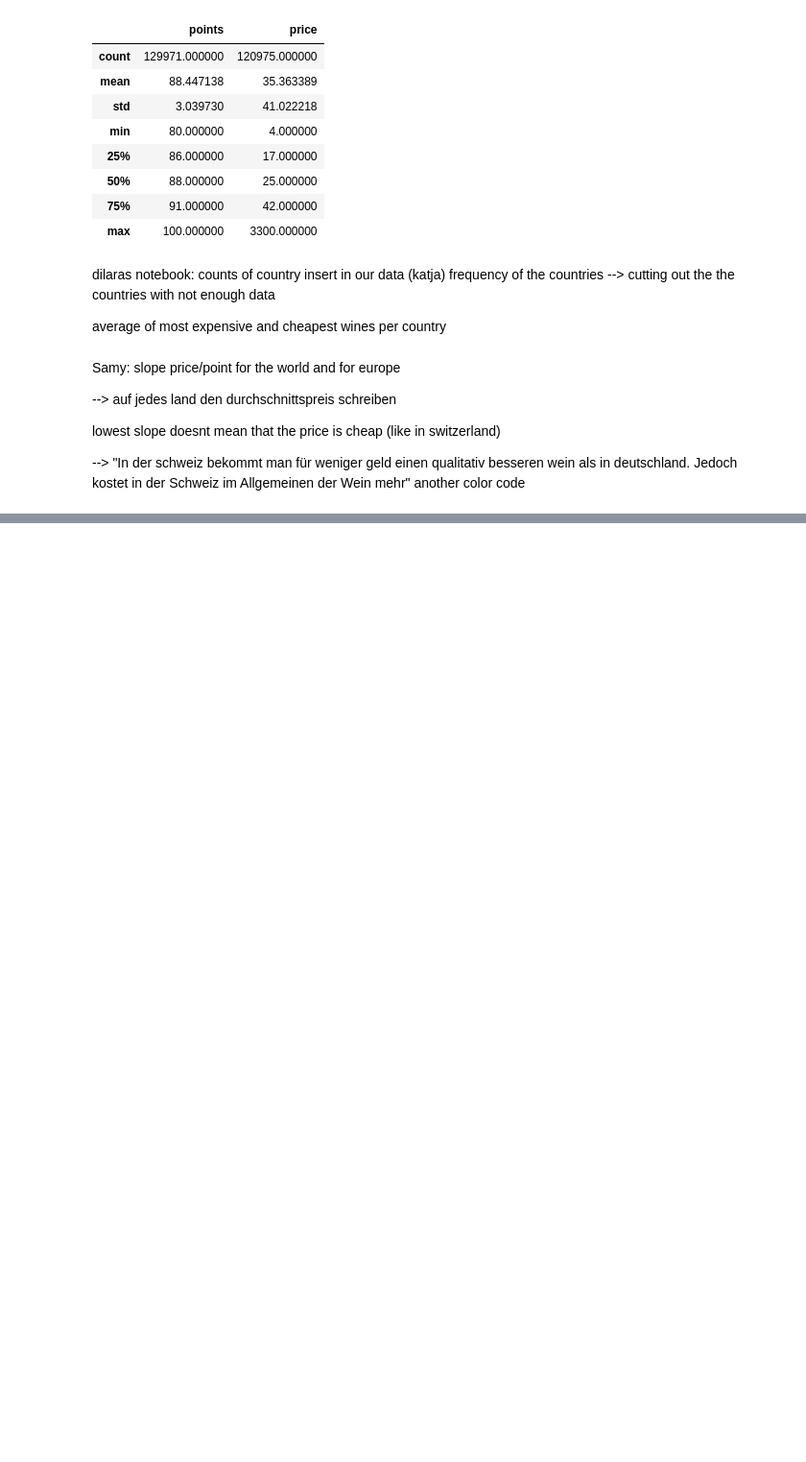
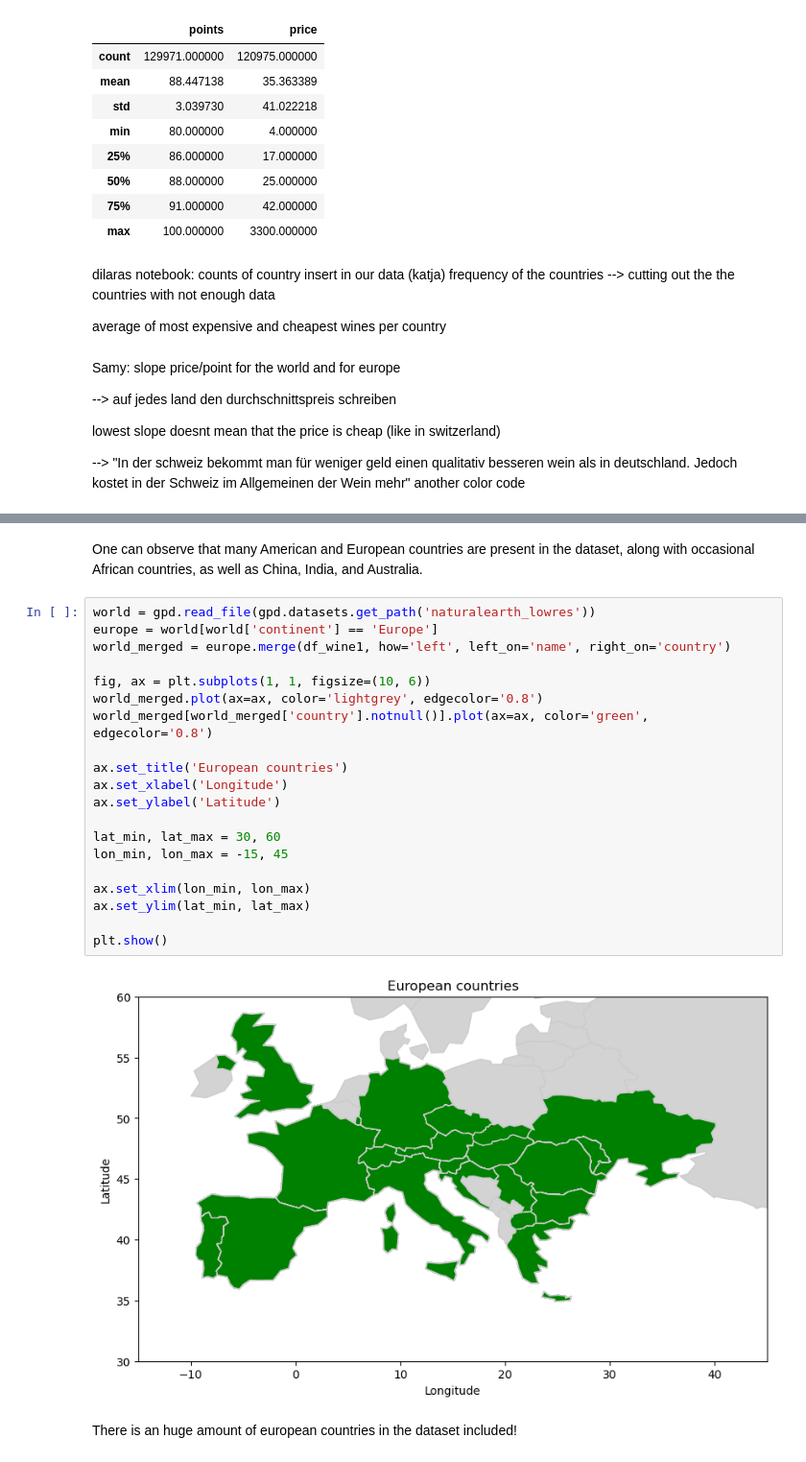
Before and after one commit to dilara444/TechLabsDUS_WineNot, a Jupyter notebook: notebooks/WineNot?.ipynb, the cells around one changed output, grey strips where cells are left out. Shown at 96% size. Drawn from its saved outputs; the diff is of its cells as text; blank space fills up the shorter version.

```diff
--- a/notebooks/WineNot?.ipynb
+++ b/notebooks/WineNot?.ipynb
@@ -88,0 +105,26 @@ another color code
+# %% [markdown]
+One can observe that many American and European countries are present in the dataset, along with occasional African countries, as well as China, India, and Australia.
+# %%
+world = gpd.read_file(gpd.datasets.get_path('naturalearth_lowres'))
+europe = world[world['continent'] == 'Europe']
+world_merged = europe.merge(df_wine1, how='left', left_on='name', right_on='country')
+
+fig, ax = plt.subplots(1, 1, figsize=(10, 6))
+world_merged.plot(ax=ax, color='lightgrey', edgecolor='0.8')
+world_merged[world_merged['country'].notnull()].plot(ax=ax, color='green', edgecolor='0.8')
+
+ax.set_title('European countries')
+ax.set_xlabel('Longitude')
+ax.set_ylabel('Latitude')
+
+lat_min, lat_max = 30, 60
+lon_min, lon_max = -15, 45
+
+ax.set_xlim(lon_min, lon_max)
+ax.set_ylim(lat_min, lat_max)
+
+plt.show()
+# %% [output]
+[figure, added]
+# %% [markdown]
+There is an huge amount of european countries in the dataset included!
```
Also changed, not shown: parts of 4 cells of this notebook, 1 other file.
